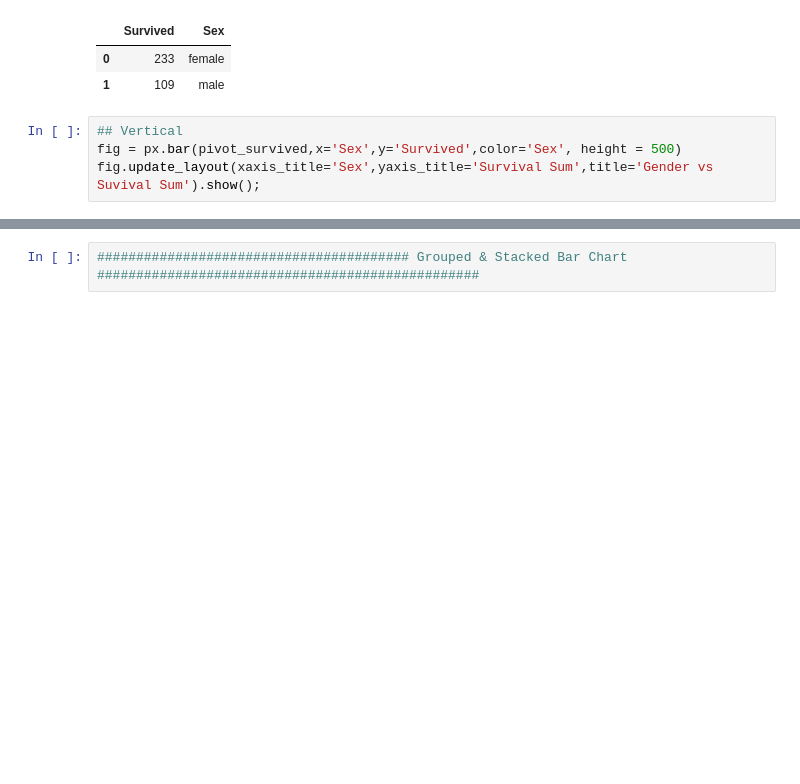
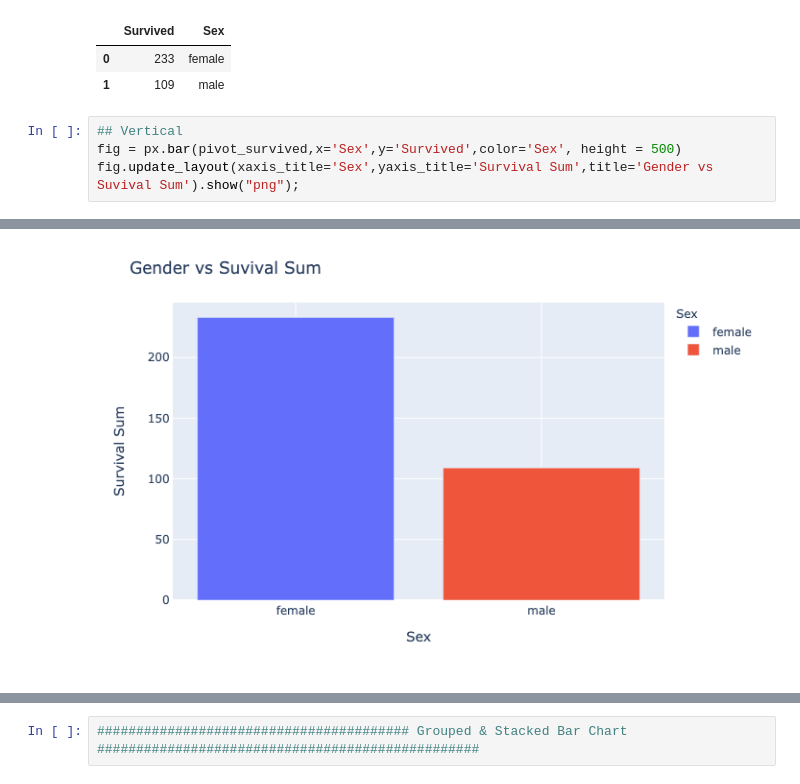
Before and after one commit to singhmnprt01/Data-Visualization, a Jupyter notebook: Python Data Visualization.ipynb, the cells around one changed output, grey strips where cells are left out. Saved outputs shown, nothing was run; the diff lists cells and outputs as text; blank space fills up the shorter version.

```diff
--- a/Python Data Visualization.ipynb
+++ b/Python Data Visualization.ipynb
@@ -276,5 +280,5 @@ pivot_survived
 # %%
 ## Vertical
 fig = px.bar(pivot_survived,x='Sex',y='Survived',color='Sex', height = 500)
-fig.update_layout(xaxis_title='Sex',yaxis_title='Survival Sum',title='Gender vs Suvival Sum').show();
+fig.update_layout(xaxis_title='Sex',yaxis_title='Survival Sum',title='Gender vs Suvival Sum').show("png");
 # %% [output]
@@ -282,3 +285,4 @@ fig.update_layout(xaxis_title='Sex',yaxis_title='Survival Sum',title='Gender vs
+[figure, added]
 # %%
 ## Horizontal
 fig = px.bar(pivot_survived,x='Survived',y='Sex',color='Sex', height = 500,orientation='h')
```
Also changed, not shown: parts of 10 cells of this notebook.
